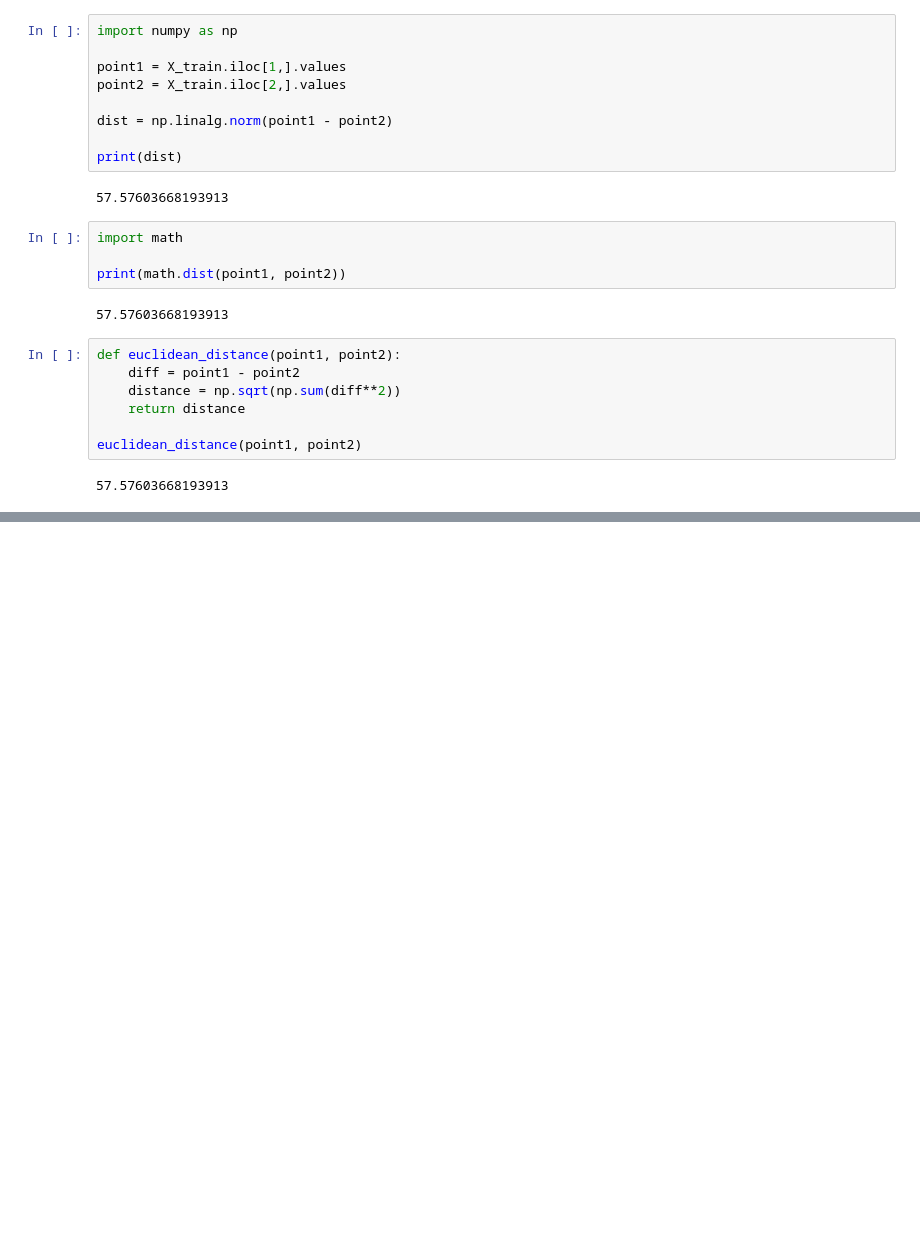
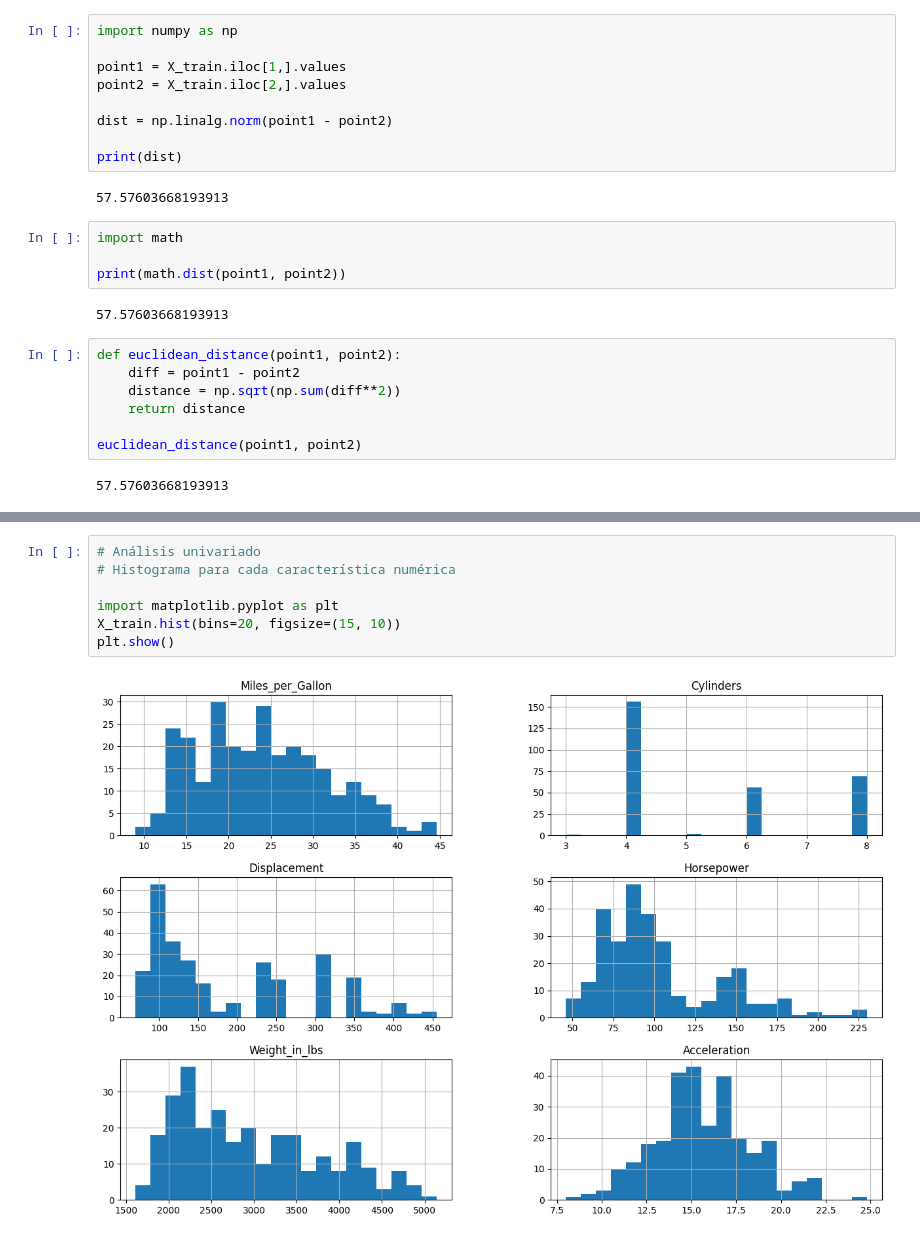
Before and after one commit to LCaravaggio/EscueladeInnovacion, a Jupyter notebook: Train_Test_y_Distancia.ipynb, the cells around one changed output, grey strips where cells are left out. Saved outputs shown, nothing was run; the diff lists cells and outputs as text; blank space fills up the shorter version.

```diff
--- a/Train_Test_y_Distancia.ipynb
+++ b/Train_Test_y_Distancia.ipynb
@@ -119,0 +169,9 @@ euclidean_distance(point1, point2)
+# %%
+# Análisis univariado
+# Histograma para cada característica numérica
+
+import matplotlib.pyplot as plt
+X_train.hist(bins=20, figsize=(15, 10))
+plt.show()
+# %% [output]
+[figure, added]
```
Also changed, not shown: parts of 9 cells of this notebook.
